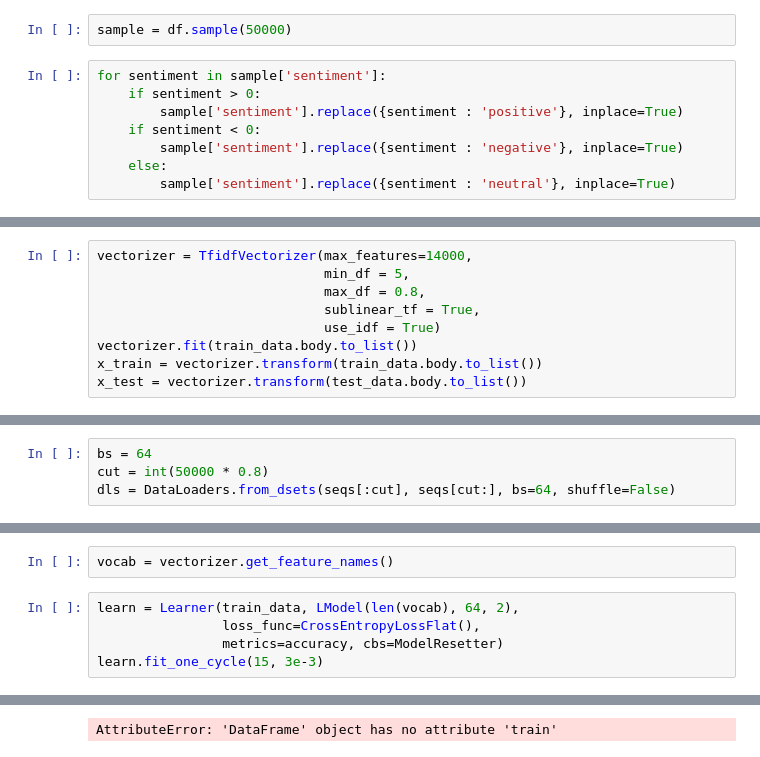
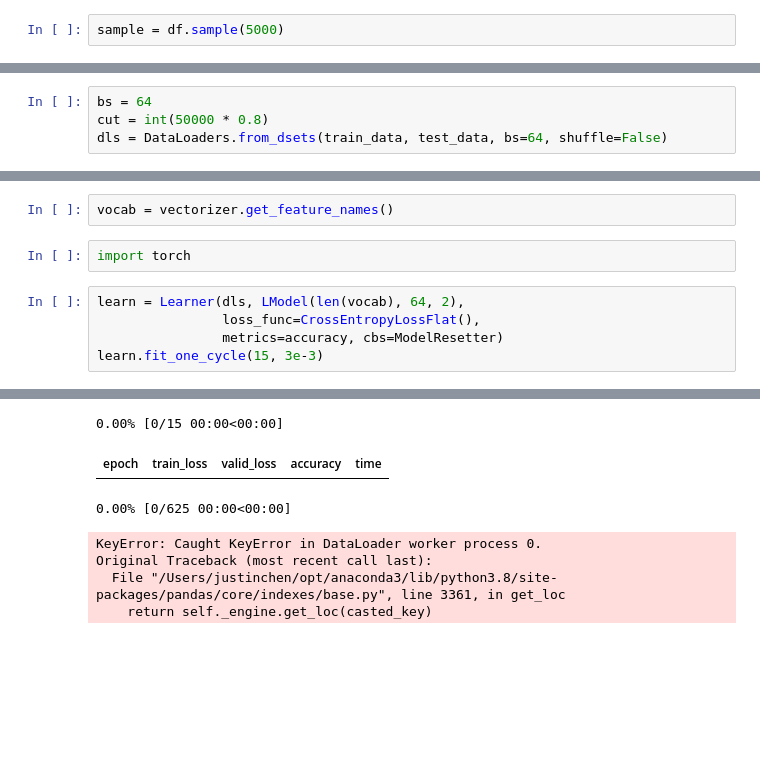
Before and after one commit to j-chen005/COVID19-Mental-Health-Analysis, a Jupyter notebook: Sentiment Over Time Model.ipynb, the cells around one changed output, grey strips where cells are left out. Saved outputs shown, nothing was run; the diff lists cells and outputs as text; blank space fills up the shorter version.

```diff
--- a/Sentiment Over Time Model.ipynb
+++ b/Sentiment Over Time Model.ipynb
@@ -78,13 +85,5 @@ df.head()
 # %%
-sample = df.sample(50000)
+sample = df.sample(5000)
-# %%
-for sentiment in sample['sentiment']:
-    if sentiment > 0:
-        sample['sentiment'].replace({sentiment : 'positive'}, inplace=True)
-    if sentiment < 0:
-        sample['sentiment'].replace({sentiment : 'negative'}, inplace=True)
-    else:
-        sample['sentiment'].replace({sentiment : 'neutral'}, inplace=True)
 # %%
 #Graphing
 val_count = sample.sentiment.value_counts()
@@ -112,9 +106,0 @@ from sklearn.feature_extraction.text import TfidfVectorizer
-# %%
-vectorizer = TfidfVectorizer(max_features=14000,
-                             min_df = 5,
-                             max_df = 0.8,
-                             sublinear_tf = True,
-                             use_idf = True)
-vectorizer.fit(train_data.body.to_list())
-x_train = vectorizer.transform(train_data.body.to_list())
-x_test = vectorizer.transform(test_data.body.to_list())
@@ -239,7 +172,7 @@ InvalidArgumentError: indices[1] = [0,13942] is out of order. Many sparse ops re
 # %%
 bs = 64
 cut = int(50000 * 0.8)
-dls = DataLoaders.from_dsets(seqs[:cut], seqs[cut:], bs=64, shuffle=False)
+dls = DataLoaders.from_dsets(train_data, test_data, bs=64, shuffle=False)
 # %%
 class LModel(Module):
     def __init__(self, vocab_sz, n_hidden, n_layers):
@@ -257,8 +190,10 @@ class LModel(Module):
         for h in self.h: h.zero_()
 # %%
 vocab = vectorizer.get_feature_names()
+# %%
+import torch
 # %%
-learn = Learner(train_data, LModel(len(vocab), 64, 2),
+learn = Learner(dls, LModel(len(vocab), 64, 2),
                 loss_func=CrossEntropyLossFlat(),
                 metrics=accuracy, cbs=ModelResetter)
 learn.fit_one_cycle(15, 3e-3)
@@ -267 +201,7 @@ learn.fit_one_cycle(15, 3e-3)
-AttributeError: 'DataFrame' object has no attribute 'train'
+0.00% [0/15 00:00<00:00]
+| epoch | train_loss | valid_loss | accuracy | time |
+0.00% [0/625 00:00<00:00]
+KeyError: Caught KeyError in DataLoader worker process 0.
+Original Traceback (most recent call last):
+  File "/Users/justinchen/opt/anaconda3/lib/python3.8/site-packages/pandas/core/indexes/base.py", line 3361, in get_loc
+    return self._engine.get_loc(casted_key)
```
Also changed, not shown: parts of 20 cells of this notebook.
